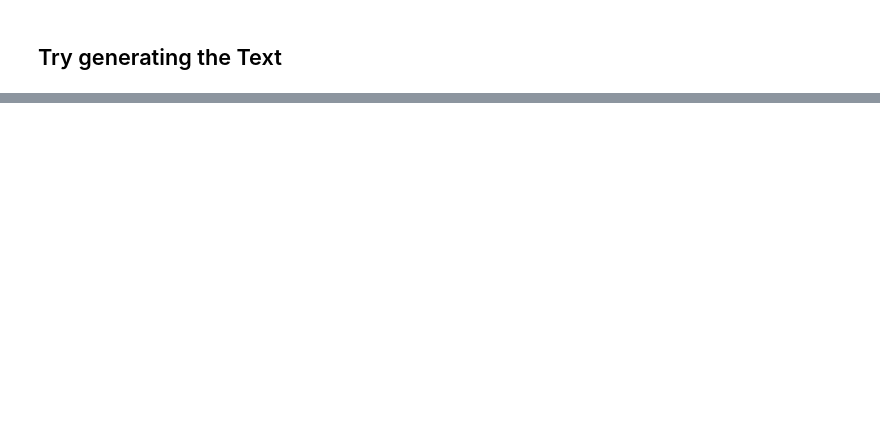
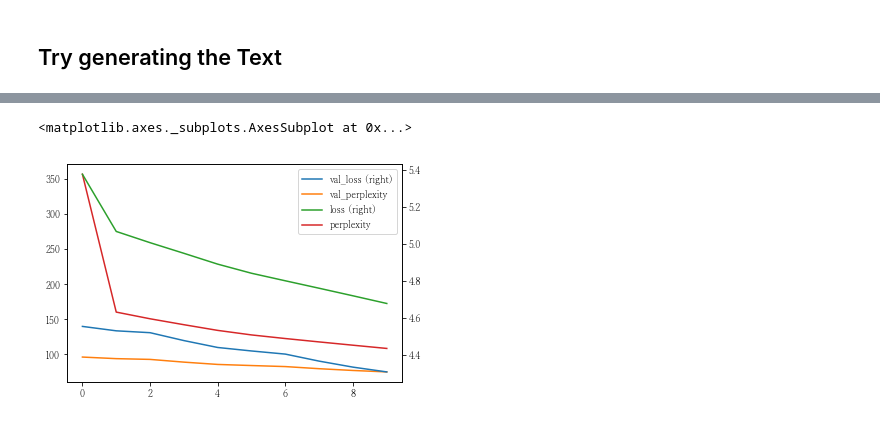
Before and after one commit to chakki-works/chariot, a Jupyter notebook: notebooks/language modeling.ipynb, the cells around one changed output, grey strips where cells are left out. Saved outputs shown, nothing was run; the diff lists cells and outputs as text; code cells hidden in the pictures; blank space fills up the shorter version.

```diff
--- a/notebooks/language modeling.ipynb
+++ b/notebooks/language modeling.ipynb
@@ -190,0 +206,22 @@ generate_text("i wish to", lm_processor, model)
+# %%
+def make_model_stateful(vocab_size, embedding_size, hidden_size, batch_shape, dropout=0.5):
+    initializer = K.initializers.RandomUniform(minval=-0.1, maxval=0.1)
+    model = K.Sequential()
+    model.add(K.layers.Embedding(input_dim=vocab_size, output_dim=embedding_size,
+                                 embeddings_initializer=initializer,
+                                 batch_input_shape=batch_shape))
+    model.add(K.layers.Dropout(dropout))
+    model.add(K.layers.LSTM(hidden_size, stateful=True, return_sequences=True))
+    model.add(K.layers.Dropout(dropout))
+    model.add(K.layers.TimeDistributed(K.layers.Dense(vocab_size, activation="softmax",
+                                       kernel_initializer=initializer)))
+    return model
+# %%
+model_s = make_model_stateful(vocab_size, embedding_size, hidden_size, (batch_size, sequence_length))
+model_s.compile(loss="sparse_categorical_crossentropy",
+               optimizer="adam",
+               metrics=[perplexity])
+# %%
+metrics_s = model_s.fit_generator(generator_step["valid"]["g"], generator_step["valid"]["s"],
+                                  validation_data=generator_step["test"]["g"], validation_steps=generator_step["valid"]["s"],
+                                  epochs=10, verbose=0, callbacks=[ReportCallback()])
@@ -190,0 +239,6 @@ generate_text("i wish to", lm_processor, model)
+# %%
+result_s = pd.DataFrame.from_dict(metrics_s.history)
+result_s.plot.line(secondary_y=["loss", "val_loss"])
+# %% [output]
+<matplotlib.axes._subplots.AxesSubplot at 0x...>
+[figure, added]
```
Also changed, not shown: parts of 12 cells of this notebook, 3 other files.
